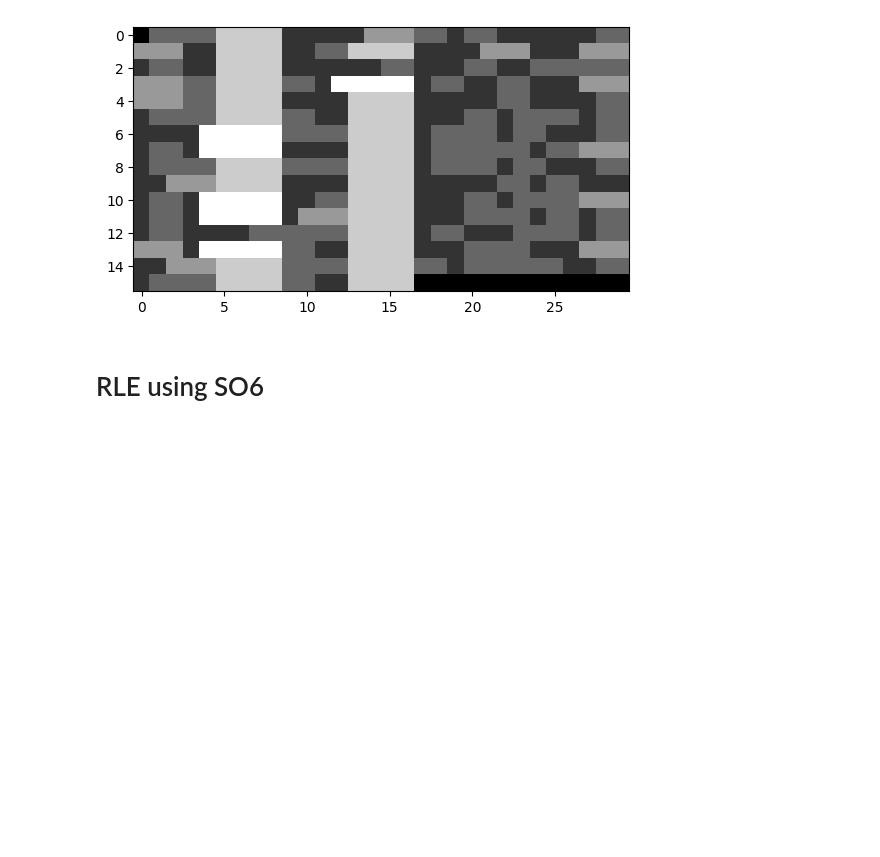
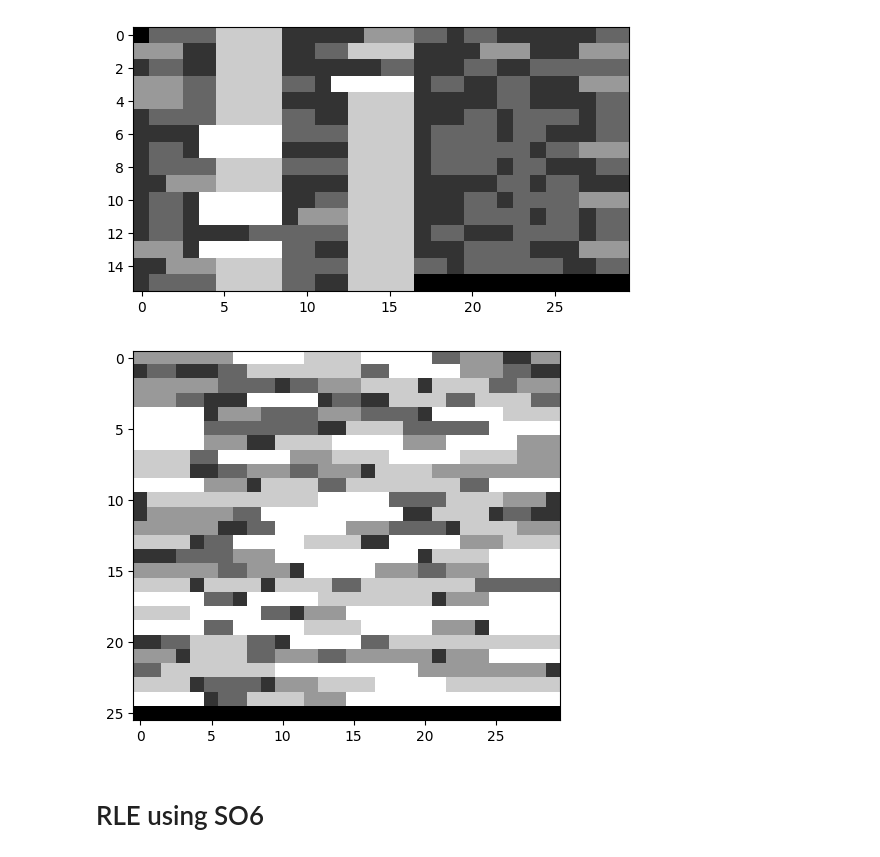
Before and after one commit to tomster12/coding, a Jupyter notebook: general/noita/cessation/test.ipynb, the cells around one changed output. Saved outputs shown, nothing was run; the diff lists cells and outputs as text; code cells hidden in the pictures; blank space fills up the shorter version.

Commit message:
Add random data

```diff
--- a/general/noita/cessation/test.ipynb
+++ b/general/noita/cessation/test.ipynb
@@ -49,3 +83,13 @@ lengths=[29, 30, 30, 30, 30, 30, 30, 30, 30, 30, 30, 30, 30, 30, 30, 17]
 30       3152114111221113
 30       113422421222112
 17       12242114
+# %%
+# Try it with the random data
+
+msgs_rnd_s6 = "".join(msgs_rnd).split("6")
+msgs_rnd_s6_lengths = [ sum([ int(x) for x in msg ]) for msg in msgs_rnd_s6 ]
+
+print(f"{len(msgs_rnd_s6)} messages")
+print(f"lengths={msgs_rnd_s6_lengths}\n")
+for msg_len, msg in zip(msgs_rnd_s6_lengths, msgs_rnd_s6):
+    print(f"{msg_len}\t {msg}")
@@ -101,6 +163,17 @@ plt.imshow(im_s6_srle, cmap="gray")
 plt.show()
 # %% [output]
 [figure]
+# %%
+# Try it with the random data
+
+msgs_rnd_s6_srle = [ semi_rl_encode(msg) for msg in msgs_rnd_s6 ]
+
+im_rnd_s6_srle = msgs_to_im(msgs_rnd_s6_srle, fill=0)
+im_rnd_s6_srle[0] = np.roll(im_rnd_s6_srle[0], 1)
+plt.imshow(im_rnd_s6_srle, cmap="gray")
+plt.show()
+# %% [output]
+[figure, added]
 # %% [markdown]
 # RLE using SO6
 # %%
```
Also changed, not shown: parts of 5 cells of this notebook.
